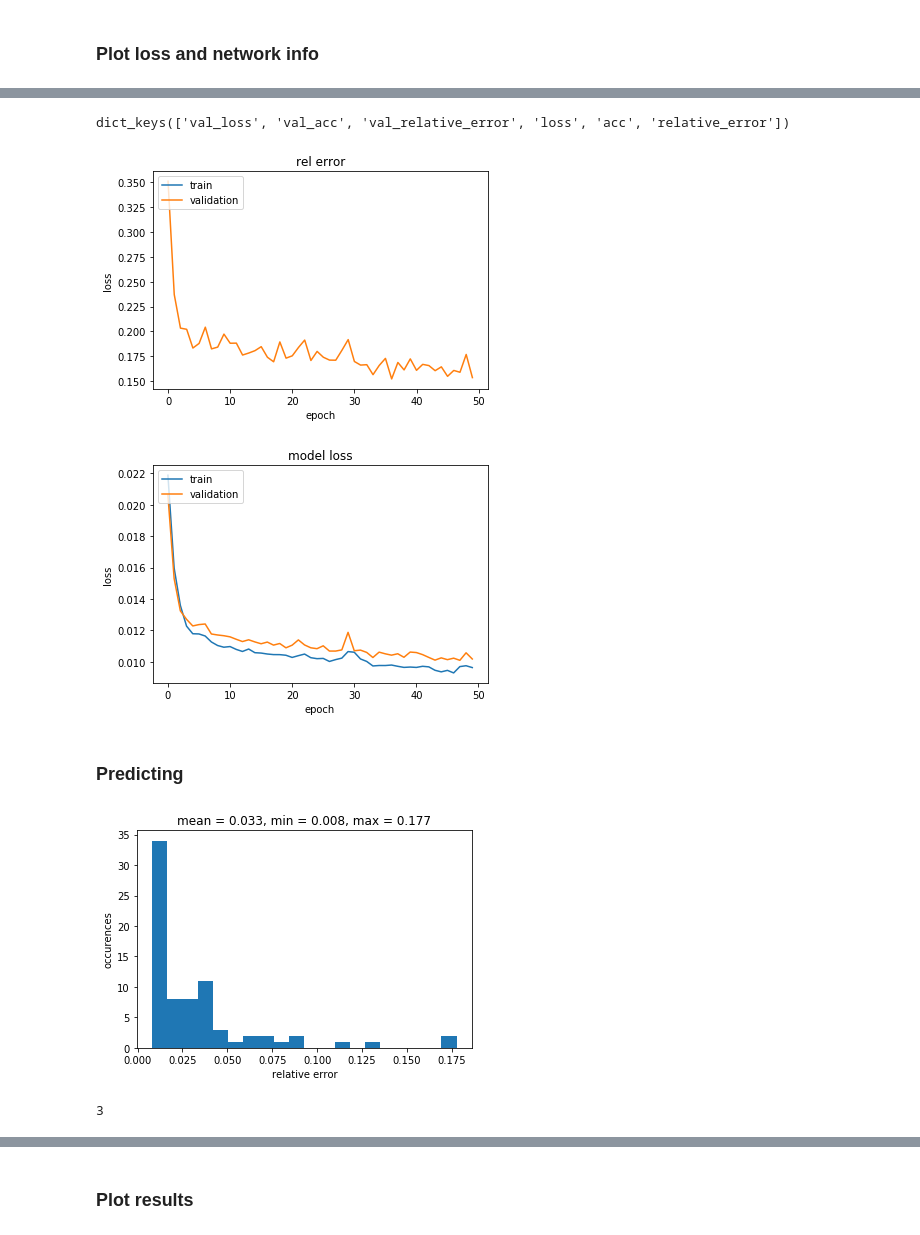
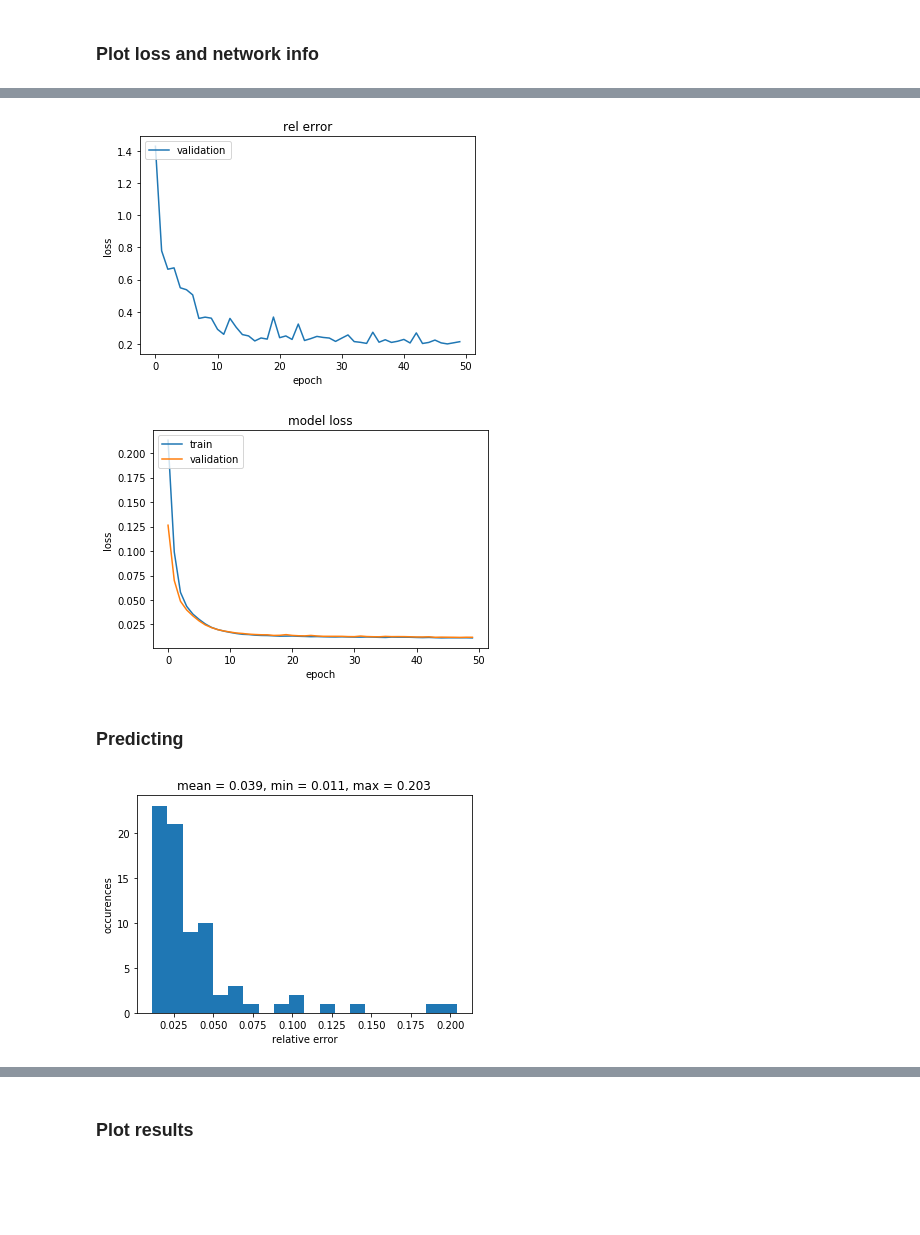
Before and after one commit to BSVogler/ferienakademie2018-accelerating-physics-with-deep-learning, a Jupyter notebook: Tutorial_1.ipynb, the cells around one changed output, grey strips where cells are left out. Cells and saved outputs as stored; diff of their text form; code cells hidden in the pictures; blank space fills up the shorter version.

```diff
--- a/Tutorial_1.ipynb
+++ b/Tutorial_1.ipynb
@@ -153,7 +153,7 @@ conv3 = keras.layers.Conv2D(input_shape = (8,8,3),
                               data_format = "channels_last",
                               activation = 'tanh')
 upsample1 = keras.layers.UpSampling2D(size=(4, 4), data_format="channels_last",input_shape = (16,16,3))
-dense1 = keras.layers.Dense(64*64*3,activation='tanh')
+dense1 = keras.layers.Dense(64*64*3,activation='elu')
 #architeccture
 model.add(conv1)
 model.add(conv2)
@@ -221,26 +221,21 @@ Non-trainable params: 0
 _________________________________________________________________
 # %%
 hist = model.history
-# %%
-hist.history.keys()
-# %% [output]
-dict_keys(['val_loss', 'val_acc', 'val_relative_error', 'loss', 'acc', 'relative_error'])
 # %%
 min_rel_error = min(hist.history['val_relative_error'])
 # %%
-plt.plot(hist.history['relative_error'])
 plt.plot(hist.history['val_relative_error'])
 plt.title('rel error')
 plt.ylabel('loss')
 plt.xlabel('epoch')
-plt.legend(['train', 'validation'], loc='upper left')
+plt.legend(['validation'], loc='upper left')
 plt.show()
 # %% [output]
-[figure, old version]
+[figure, new version]
 # %%
 plot_trainingcurves(hist)
 # %% [output]
-[figure, old version]
+[figure, new version]
 # %% [markdown]
 ### Predicting
 # %%
@@ -253,9 +248,4 @@ truth       = np.reshape(truth, (len(test_targets),64,64,3))
 # %%
 error_distribution(truth,predictions)
 # %% [output]
-[figure, old version]
+[figure, new version]
-# %%
-test = relative_error_multiple(truth,predictions)
-test.argmin()
-# %% [output]
-3
```
Also changed, not shown: parts of 5 cells of this notebook, 1 other file.
